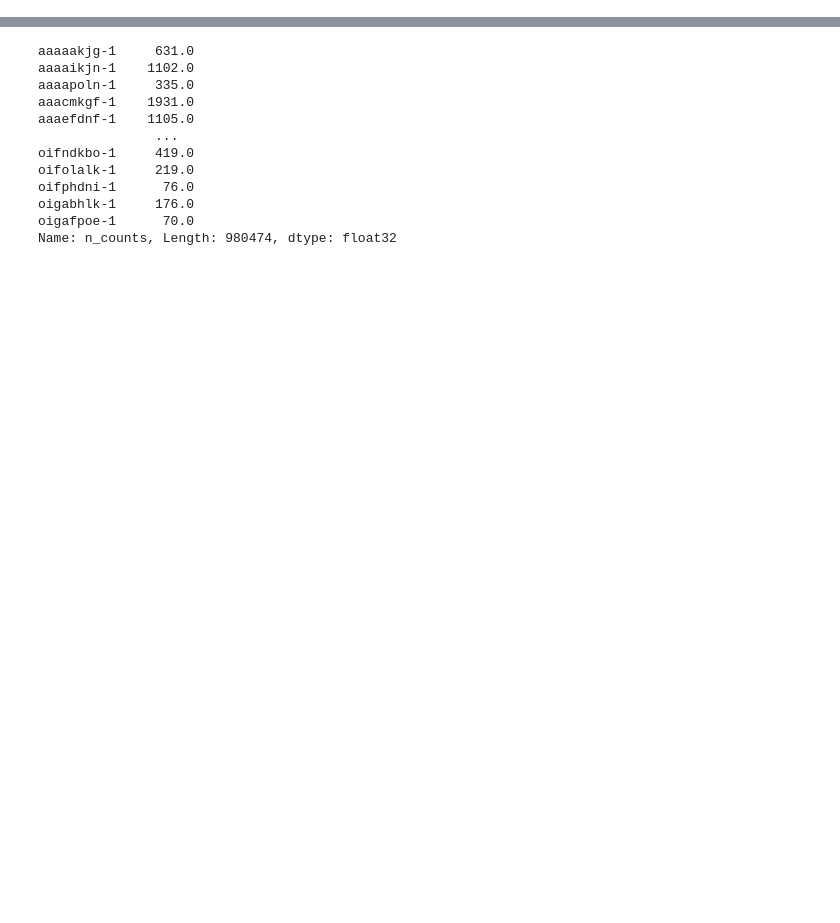
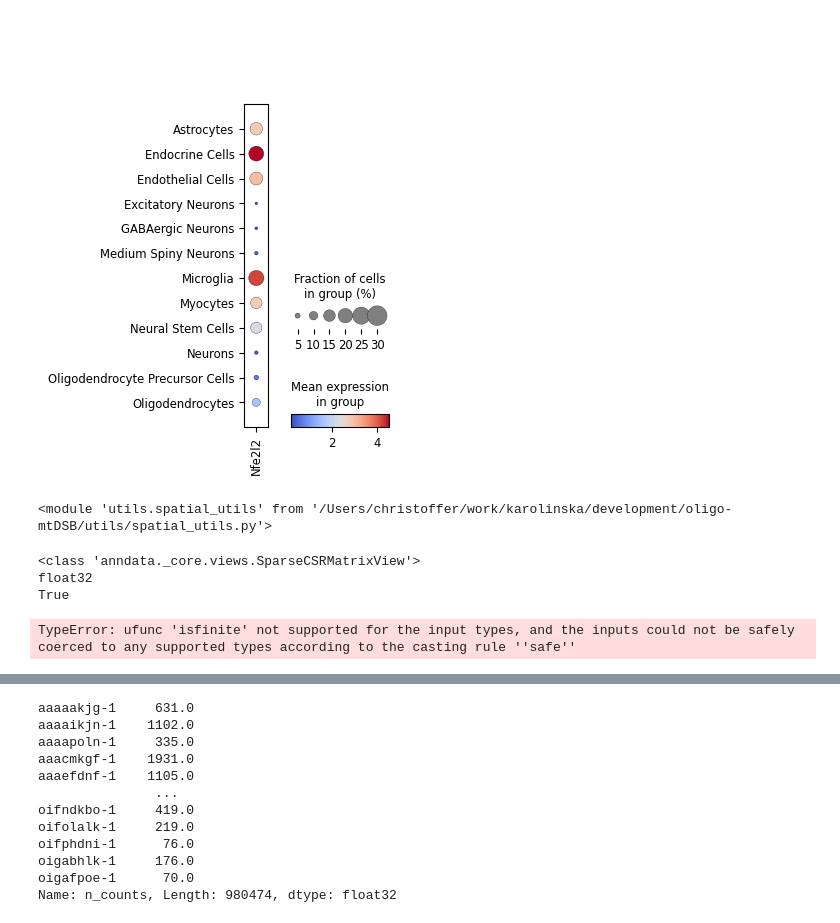
Before and after one commit to christoffermattssonlangseth/oligo-mtDSB, a Jupyter notebook: notebooks-03/03-sccellfie-oligomtDSB.ipynb, the cells around one changed output, grey strips where cells are left out. Saved outputs shown, nothing was run; the diff lists cells and outputs as text; code cells hidden in the pictures; blank space fills up the shorter version.

Commit message:
updating plotting function

```diff
--- a/notebooks-03/03-sccellfie-oligomtDSB.ipynb
+++ b/notebooks-03/03-sccellfie-oligomtDSB.ipynb
@@ -5,0 +17,39 @@ adata = sc.read_h5ad('../data/mtDNA_DSB_5k_clustered_annotation_with_rbd_2.h5ad'
+# %%
+sc.pl.dotplot(
+    adata,
+    var_names=['Nfe2l2'],
+    groupby="cell_class",
+    color_map="coolwarm",
+)
+# %% [output]
+[figure, added]
+# %%
+import sys
+sys.path.append("/Users/christoffer/work/karolinska/development/oligo-mtDSB")  # repo root
+from utils.spatial_utils import plot_spatial_compact_fast
+import importlib
+from utils import spatial_utils
+importlib.reload(spatial_utils)
+# %% [output]
+<module 'utils.spatial_utils' from '/Users/christoffer/work/karolinska/development/oligo-mtDSB/utils/spatial_utils.py'>
+# %%
+x = adata[:, "Nfe2l2"].X
+print(type(x))
+print(getattr(x, "dtype", None))
+print(hasattr(x, "toarray"))
+# %% [output]
+<class 'anndata._core.views.SparseCSRMatrixView'>
+float32
+True
+# %%
+# usage
+spatial_utils.plot_spatial_compact_fast(
+    adata,
+    color="Nfe2l2",
+    groupby="sample_id",
+    spot_size=1,
+    cols=6,
+    height=8,
+)
+# %% [output]
+TypeError: ufunc 'isfinite' not supported for the input types, and the inputs could not be safely coerced to any supported types according to the casting rule ''safe''
```
Also changed, not shown: parts of 22 cells of this notebook, 2 other files.
